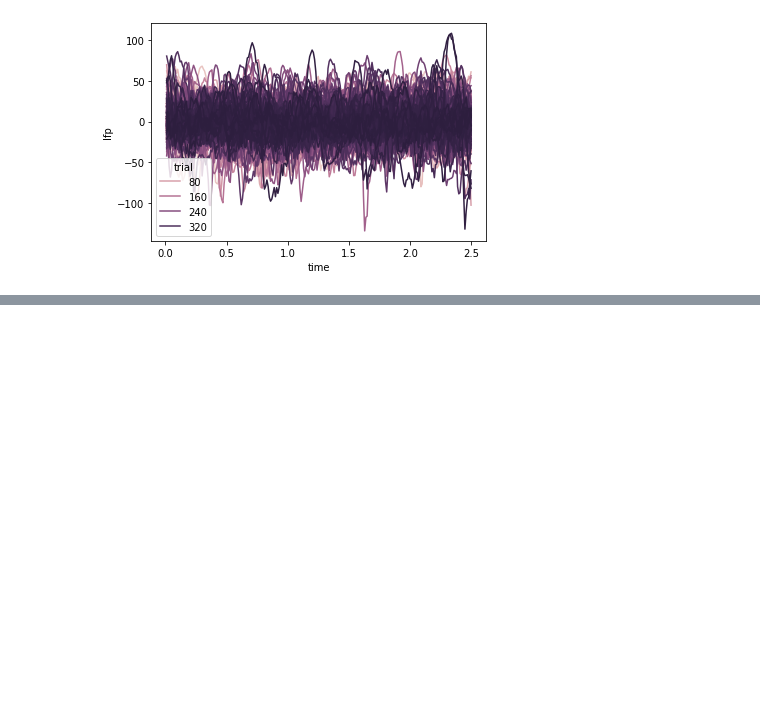
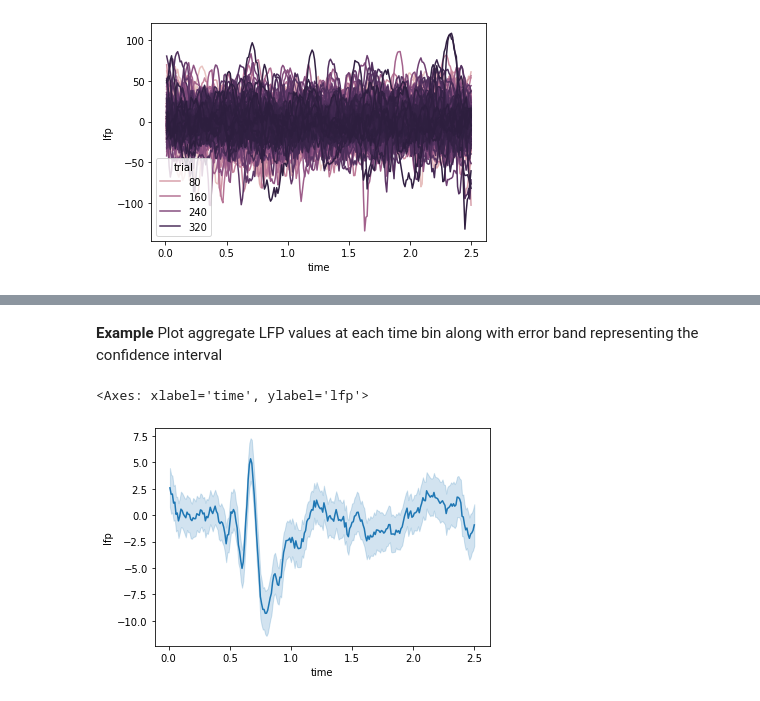
Before and after one commit to ibehave-ibots/iBOTS-Tools, a Jupyter notebook: workshops/python-workshop-1/exercises/sangee/solutions/ERP Analysis with Pandas and Seaborn.ipynb, the cells around one changed output, grey strips where cells are left out. Cells and saved outputs as stored; diff of their text form; code cells hidden in the pictures; blank space fills up the shorter version.

```diff
--- a/workshops/python-workshop-1/exercises/sangee/solutions/ERP Analysis with Pandas and Seaborn.ipynb
+++ b/workshops/python-workshop-1/exercises/sangee/solutions/ERP Analysis with Pandas and Seaborn.ipynb
@@ -565,0 +309,8 @@ sns.heatmap(df_pivot, cmap='viridis', xticklabels=20)
+# %% [markdown]
+**Example** Plot aggregate LFP values at each time bin along with error band representing the confidence interval
+# %%
+visp = lfp[lfp['brain_area_lfp'] == 'VISp']
+sns.lineplot(data=visp, x='time', y='lfp', errorbar='ci')
+# %% [output]
+<Axes: xlabel='time', ylabel='lfp'>
+[figure, added]
```
Also changed, not shown: parts of 108 cells of this notebook.
